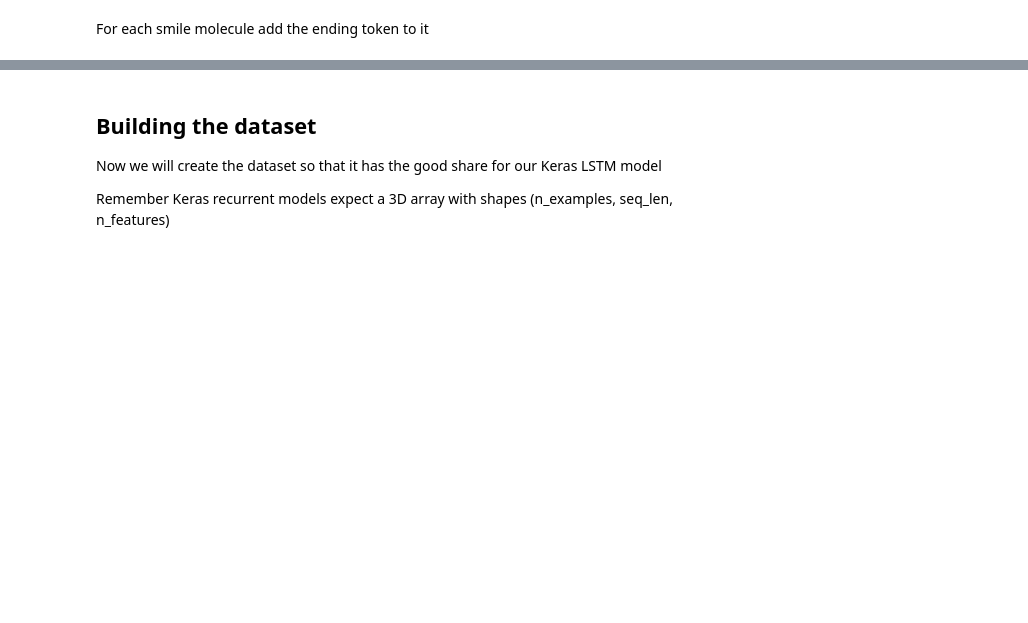
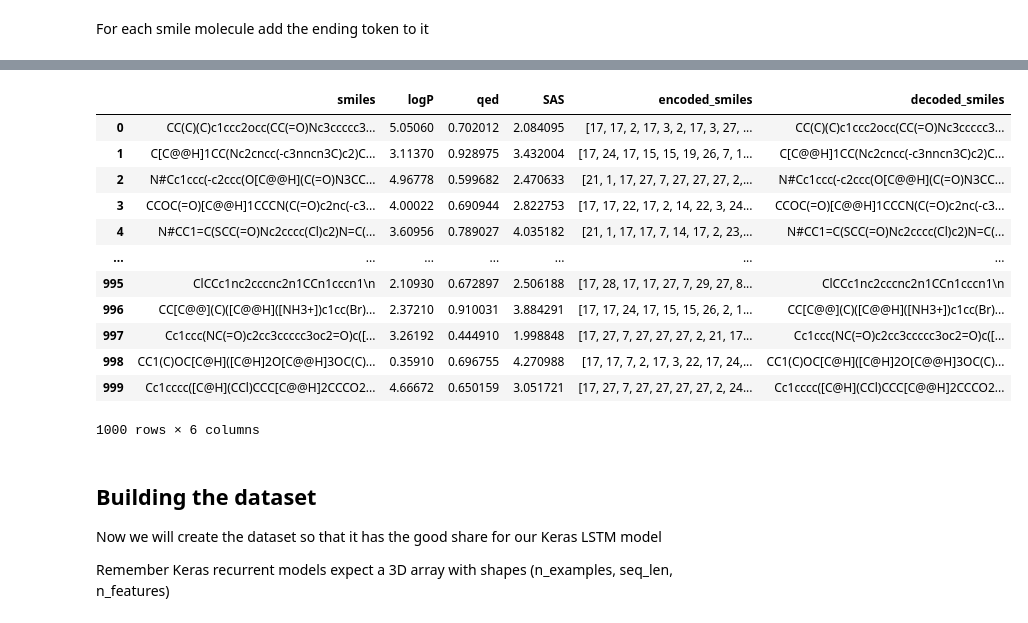
Before and after one commit to ClovisDyArx/mlbio, a Jupyter notebook: ia_gen/6. Generating molecules for drug discovery (kind of).ipynb, the cells around one changed output, grey strips where cells are left out. Saved outputs shown, nothing was run; the diff lists cells and outputs as text; code cells hidden in the pictures; blank space fills up the shorter version.

```diff
--- a/ia_gen/6. Generating molecules for drug discovery (kind of).ipynb
+++ b/ia_gen/6. Generating molecules for drug discovery (kind of).ipynb
@@ -86,0 +152,3 @@ For each smile molecule add the ending token to it
+# %%
+char_to_int = map_class.map_char_to_int()
+print(''.join(repr(char_to_int)))
@@ -86,0 +157,3 @@ For each smile molecule add the ending token to it
+# %%
+int_to_char = map_class.map_int_to_char()
+int_to_char
@@ -86,0 +178,13 @@ For each smile molecule add the ending token to it
+# %%
+def smile_to_int(smile):
+    encoded_smile = [char_to_int[char] for char in smile]
+    return encoded_smile
+
+
+def int_to_smile(encoded_smile):
+    smile = ''.join([int_to_char[i] for i in encoded_smile])
+    return smile
+# %%
+df['encoded_smiles'] = df['smiles'].apply(smile_to_int)
+df['decoded_smiles'] = df['encoded_smiles'].apply(int_to_smile)
+assert (df['smiles'] == df['decoded_smiles']).all()
@@ -87,3 +201,19 @@ For each smile molecule add the ending token to it
+# %%
+df
+# %% [output]
+|  | smiles | logP | qed | SAS | encoded_smiles | decoded_smiles |
+| 0 | CC(C)(C)c1ccc2occ(CC(=O)Nc3ccccc3... | 5.05060 | 0.702012 | 2.084095 | [17, 17, 2, 17, 3, 2, 17, 3, 27, ... | CC(C)(C)c1ccc2occ(CC(=O)Nc3ccccc3... |
+| 1 | C[C@@H]1CC(Nc2cncc(-c3nncn3C)c2)C... | 3.11370 | 0.928975 | 3.432004 | [17, 24, 17, 15, 15, 19, 26, 7, 1... | C[C@@H]1CC(Nc2cncc(-c3nncn3C)c2)C... |
+| 2 | N#Cc1ccc(-c2ccc(O[C@@H](C(=O)N3CC... | 4.96778 | 0.599682 | 2.470633 | [21, 1, 17, 27, 7, 27, 27, 27, 2,... | N#Cc1ccc(-c2ccc(O[C@@H](C(=O)N3CC... |
+| 3 | CCOC(=O)[C@@H]1CCCN(C(=O)c2nc(-c3... | 4.00022 | 0.690944 | 2.822753 | [17, 17, 22, 17, 2, 14, 22, 3, 24... | CCOC(=O)[C@@H]1CCCN(C(=O)c2nc(-c3... |
+| 4 | N#CC1=C(SCC(=O)Nc2cccc(Cl)c2)N=C(... | 3.60956 | 0.789027 | 4.035182 | [21, 1, 17, 17, 7, 14, 17, 2, 23,... | N#CC1=C(SCC(=O)Nc2cccc(Cl)c2)N=C(... |
+| ... | ... | ... | ... | ... | ... | ... |
+| 995 | ClCCc1nc2cccnc2n1CCn1cccn1\n | 2.10930 | 0.672897 | 2.506188 | [17, 28, 17, 17, 27, 7, 29, 27, 8... | ClCCc1nc2cccnc2n1CCn1cccn1\n |
+| 996 | CC[C@@](C)([C@@H]([NH3+])c1cc(Br)... | 2.37210 | 0.910031 | 3.884291 | [17, 17, 24, 17, 15, 15, 26, 2, 1... | CC[C@@](C)([C@@H]([NH3+])c1cc(Br)... |
+| 997 | Cc1ccc(NC(=O)c2cc3ccccc3oc2=O)c([... | 3.26192 | 0.444910 | 1.998848 | [17, 27, 7, 27, 27, 27, 2, 21, 17... | Cc1ccc(NC(=O)c2cc3ccccc3oc2=O)c([... |
+| 998 | CC1(C)OC[C@H]([C@H]2O[C@@H]3OC(C)... | 0.35910 | 0.696755 | 4.270988 | [17, 17, 7, 2, 17, 3, 22, 17, 24,... | CC1(C)OC[C@H]([C@H]2O[C@@H]3OC(C)... |
+| 999 | Cc1cccc([C@H](CCl)CCC[C@@H]2CCCO2... | 4.66672 | 0.650159 | 3.051721 | [17, 27, 7, 27, 27, 27, 27, 2, 24... | Cc1cccc([C@H](CCl)CCC[C@@H]2CCCO2... |
+1000 rows × 6 columns
 # %% [markdown]
 ## Building the dataset
 
```
Also changed, not shown: parts of 33 cells of this notebook.
